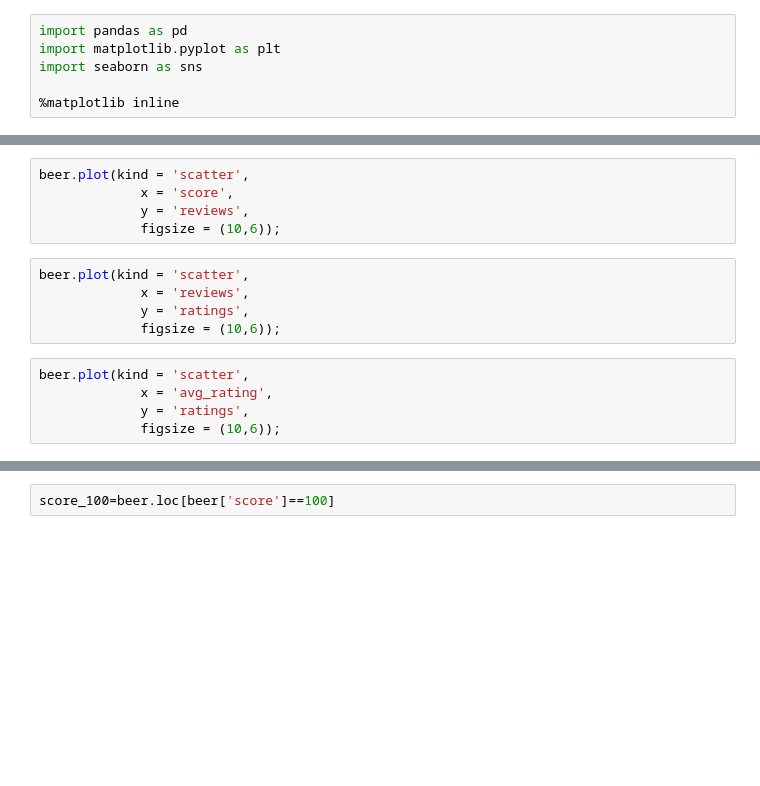
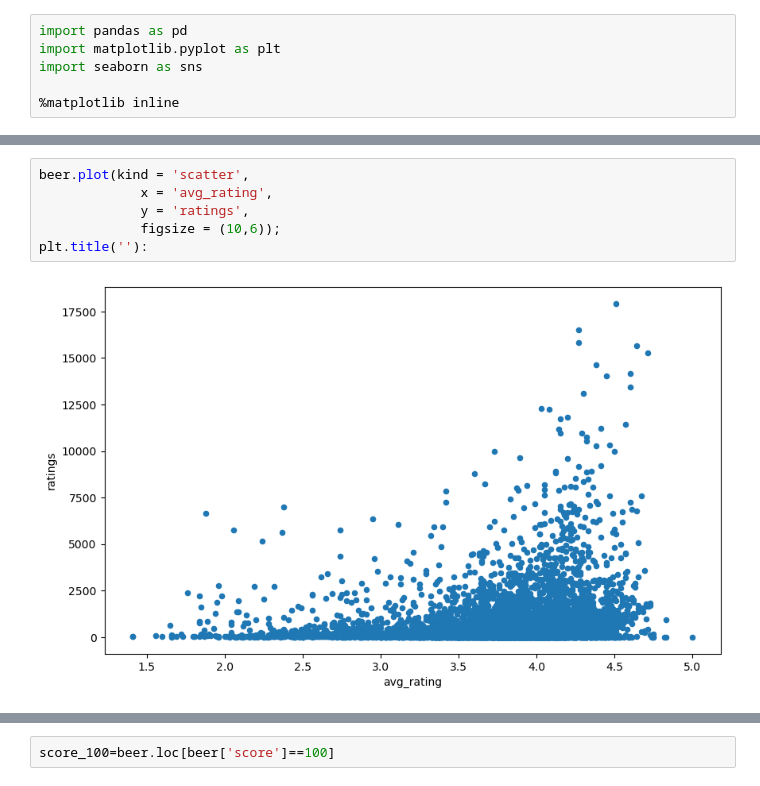
Before and after one commit to megyg6/sovereign-of-suds, a Jupyter notebook: notebooks/sov_beer_eda_2.ipynb, the cells around one changed output, grey strips where cells are left out. Drawn from its saved outputs; the diff is of its cells as text; blank space fills up the shorter version.

```diff
--- a/notebooks/sov_beer_eda_2.ipynb
+++ b/notebooks/sov_beer_eda_2.ipynb
@@ -33,18 +141,11 @@ beer.loc[(beer['reviews']==0) & (beer['score']>1) ]
 # %%
 beer.plot(kind = 'scatter',
-             x = 'score',
-             y = 'reviews',
+             x = 'avg_rating',
+             y = 'ratings',
              figsize = (10,6));
+plt.title(''):
+# %% [output]
+[figure, added]
-# %%
-beer.plot(kind = 'scatter',
-             x = 'reviews',
-             y = 'ratings',
-             figsize = (10,6));
-# %%
-beer.plot(kind = 'scatter',
-             x = 'avg_rating',
-             y = 'ratings',
-             figsize = (10,6));
 # %%
 beer.plot(kind = 'scatter',
              x = 'avg_rating',
```
Also changed, not shown: parts of 37 cells of this notebook.
